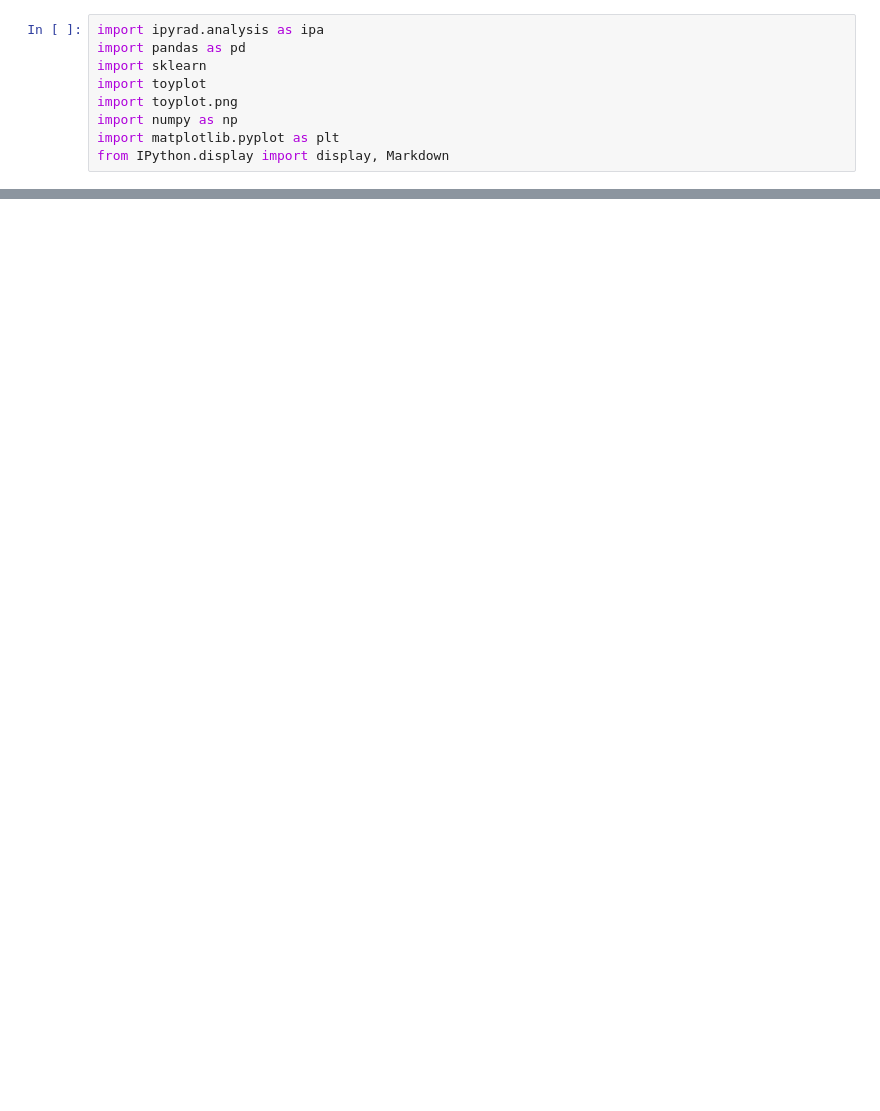
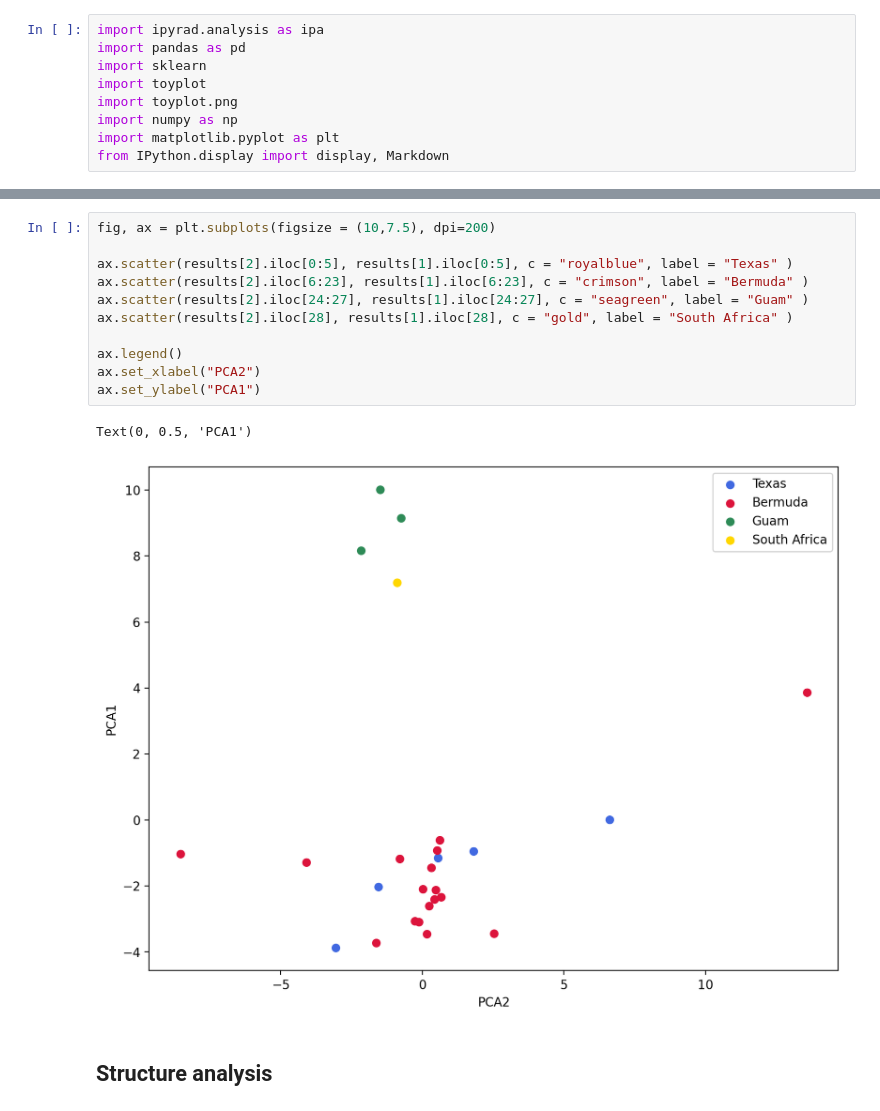
Before and after one commit to RezaBergemann/finalproject, a Jupyter notebook: ipyrad09/analysis.ipynb, the cells around one changed output, grey strips where cells are left out. Saved outputs shown, nothing was run; the diff lists cells and outputs as text; blank space fills up the shorter version.

Commit message:
updated analysis

```diff
--- a/ipyrad09/analysis.ipynb
+++ b/ipyrad09/analysis.ipynb
@@ -200,0 +242,16 @@ fig.show()
+# %%
+fig, ax = plt.subplots(figsize = (10,7.5), dpi=200)
+
+ax.scatter(results[2].iloc[0:5], results[1].iloc[0:5], c = "royalblue", label = "Texas" )
+ax.scatter(results[2].iloc[6:23], results[1].iloc[6:23], c = "crimson", label = "Bermuda" )
+ax.scatter(results[2].iloc[24:27], results[1].iloc[24:27], c = "seagreen", label = "Guam" )
+ax.scatter(results[2].iloc[28], results[1].iloc[28], c = "gold", label = "South Africa" )
+
+ax.legend()
+ax.set_xlabel("PCA2")
+ax.set_ylabel("PCA1")
+# %% [output]
+Text(0, 0.5, 'PCA1')
+[figure, added]
+# %% [markdown]
+## Structure analysis
```
Also changed, not shown: parts of 28 cells of this notebook, 1 other file.
